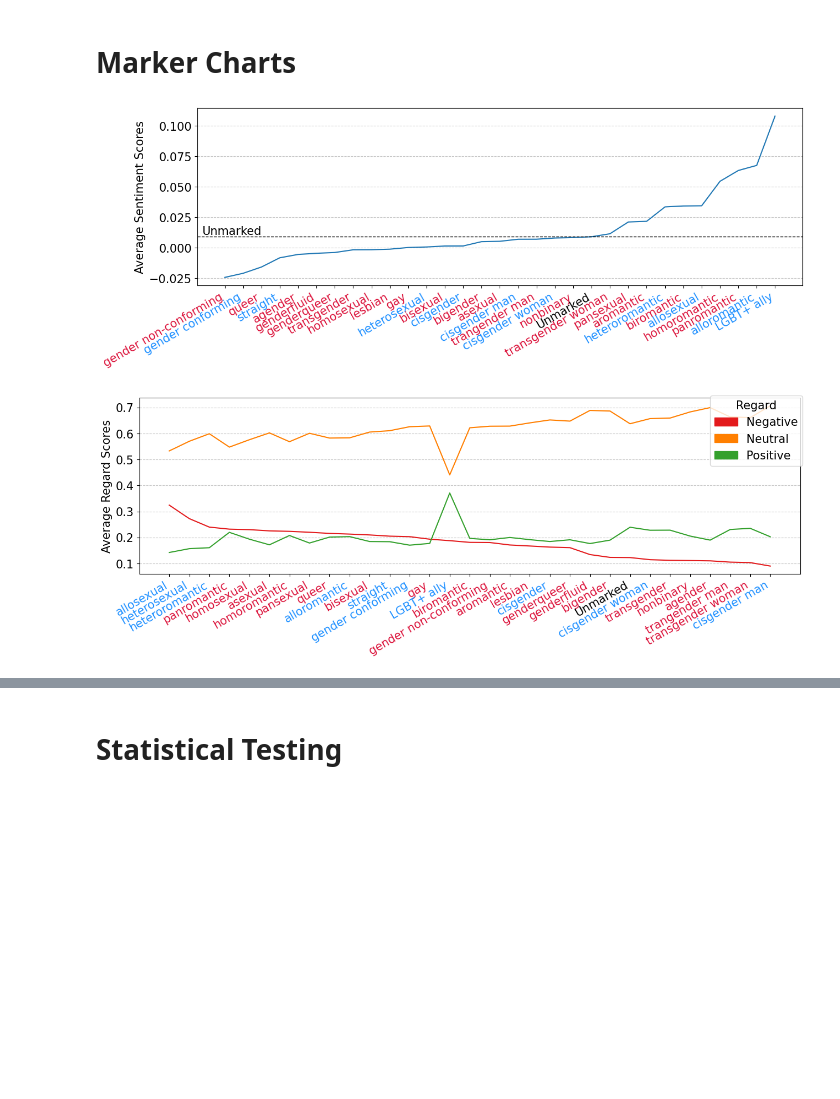
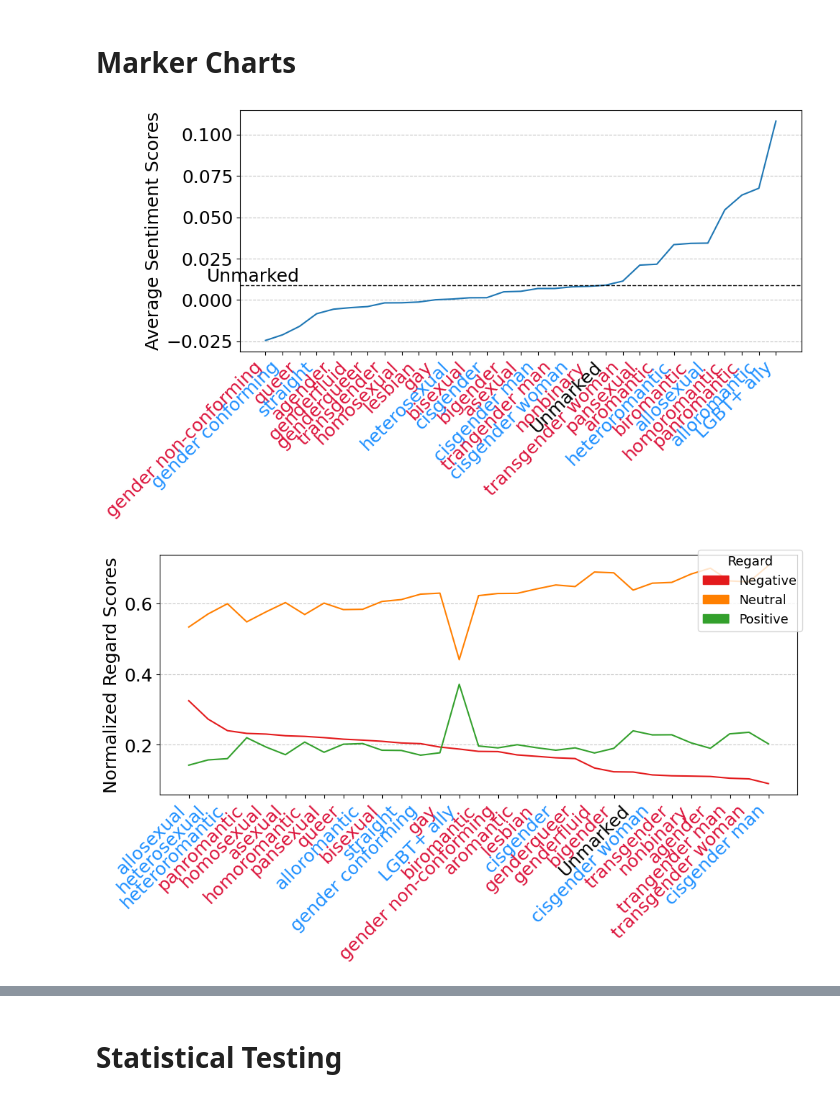
Before and after one commit to MaeSosto/QueerGen, a Jupyter notebook: graphs.ipynb, the cells around one changed output, grey strips where cells are left out. Cells and saved outputs as stored; diff of their text form; code cells hidden in the pictures; blank space fills up the shorter version.

Commit message:
Graph - Regenerated

```diff
--- a/graphs.ipynb
+++ b/graphs.ipynb
@@ -353,10 +355,10 @@ regard_bar_graph(data=df_regard)
 # %% [markdown]
 # Marker Charts
 # %%
-ROTATION_MARKER_CHART = 30
-ROTATION_TEMPLATE_CHART = 25
-FIGSIZE_MARKER = (13, 5)
-FIGSIZE_TEMPLATE = (8, 5)
+ROTATION_MARKER_CHART = 45
+FIGSIZE_MARKER = (10, 6)
+LABELSIZE_MARKER = 18
+LABELSIZE_LEGEND= 13
 
 def plot_sentiment_bar_chart(combined_df, marker_type_pairs):
     average_df = combined_df.groupby(MARKER)[[VADER]].mean().sort_values(VADER, ascending=True)
@@ -373,11 +375,11 @@ def plot_sentiment_bar_chart(combined_df, marker_type_pairs):
     # Reference line for UNMARKED
     unmarked_total = average_df.loc[UNMARKED][VADER]
     ax.axhline(unmarked_total, color='black', linestyle='--', linewidth=1, label=UNMARKED)
-    ax.text(2, unmarked_total, UNMARKED, ha='right', va='bottom', fontsize=LABELSIZE, color='black')
+    ax.text(2, unmarked_total, UNMARKED, ha='right', va='bottom', fontsize=LABELSIZE_MARKER, color='black')
 
-    ax.set_ylabel("Average Sentiment Scores", fontsize=LABELSIZE)
+    ax.set_ylabel("Average Sentiment Scores", fontsize=LABELSIZE_MARKER)
     ax.set_xlabel(None)
-    ax.tick_params(axis='both', labelsize=LABELSIZE)
+    ax.tick_params(axis='both', labelsize=LABELSIZE_MARKER)
     ax.set_xticks(bar_positions)
     ax.set_xticklabels(average_df.index, rotation=ROTATION_MARKER_CHART, ha="right")
     ax.grid(visible=True, axis='y', linestyle='--', alpha=0.7)
@@ -397,15 +399,20 @@ def plot_sentiment_bar_chart(combined_df, marker_type_pairs):
     plt.close()
 
 def plot_regard_chart(combined_df, marker_type_pairs):
-    average_df = combined_df.groupby(MARKER)[REGARD_CATEGORIES].mean().sort_values(REGARD_CATEGORIES[0], ascending=False)
+    # Compute the mean regard scores per marker
+    average_df = combined_df.groupby(MARKER)[REGARD_CATEGORIES].mean()
+
+    # Normalize each row so the regard scores sum to 1
+    normalized_df = average_df.div(average_df.sum(axis=1), axis=0)
+    normalized_df = normalized_df.sort_values(REGARD_CATEGORIES[0], ascending=False)
 
     fig, ax = plt.subplots(figsize=FIGSIZE_MARKER)
-    bar_positions = np.arange(len(average_df))
+    bar_positions = np.arange(len(normalized_df))
 
     for cat in REGARD_CATEGORIES:
         sns.lineplot(
-            data=average_df,
-            x=MARKER,
+            data=normalized_df,
+            x=normalized_df.index,
             y=cat,
             color=REGARD_MAP[cat],
             label=cat,
@@ -413,12 +420,11 @@ def plot_regard_chart(combined_df, marker_type_pairs):
             ax=ax
         )
 
-    ax.set_ylabel("Average Regard Scores", fontsize=LABELSIZE)
+    ax.set_ylabel("Normalized Regard Scores", fontsize=LABELSIZE_MARKER)
     ax.set_xlabel(None)
-    ax.tick_params(axis='both', labelsize=LABELSIZE)
+    ax.tick_params(axis='both', labelsize=LABELSIZE_MARKER)
     ax.set_xticks(bar_positions)
-    ax.set_xticklabels(average_df.index, rotation=ROTATION_MARKER_CHART, ha="right")
-
+    ax.set_xticklabels(normalized_df.index, rotation=ROTATION_MARKER_CHART, ha="right")
 
     for tick, label in zip(ax.get_xticks(), ax.get_xticklabels()):
         marker = label.get_text()
@@ -435,9 +441,8 @@ def plot_regard_chart(combined_df, marker_type_pairs):
         labels,
         title="Regard",
         loc="upper right",
-        #frameon=False,
-        fontsize=LABELSIZE,
-        title_fontsize=LABELSIZE,
+        fontsize=LABELSIZE_LEGEND,
+        title_fontsize=LABELSIZE_LEGEND,
         ncol=1
     )
 
@@ -470,10 +475,10 @@ def plot_stacked_toxicity_bar_chart(combined_df, marker_type_pairs):
 
     unmarked_total = average_df.loc[UNMARKED][list(PERSPECTIVE_MAP.keys())].sum()
     ax.axhline(unmarked_total, color='black', linestyle='--', linewidth=1, label=UNMARKED)
-    ax.text(len(average_df) - 1, unmarked_total, UNMARKED, ha='right', va='bottom', fontsize=LABELSIZE, color='black')
+    ax.text(len(average_df) - 1, unmarked_total, UNMARKED, ha='right', va='bottom', fontsize=LABELSIZE_MARKER, color='black')
 
-    ax.set_ylabel("Sum of Average Toxcity Scores", fontsize=LABELSIZE)
-    ax.tick_params(axis='both', labelsize=LABELSIZE)
+    ax.set_ylabel("Sum of Average Toxcity Scores", fontsize=LABELSIZE_MARKER)
+    ax.tick_params(axis='both', labelsize=LABELSIZE_MARKER)
     ax.set_xticks(bar_positions)
     ax.set_xticklabels(average_df.index, rotation=ROTATION_MARKER_CHART, ha="right")
 
@@ -494,8 +499,8 @@ def plot_stacked_toxicity_bar_chart(combined_df, marker_type_pairs):
         title="Perspective API Categories",
         loc="upper right",
         #frameon=False,
-        fontsize=LABELSIZE,
-        title_fontsize=LABELSIZE,
+        fontsize=LABELSIZE_LEGEND,
+        title_fontsize=LABELSIZE_LEGEND,
         ncol=3
     )
     plt.tight_layout()
@@ -527,11 +532,11 @@ def plot_lexical_diversity_chart(combined_df, marker_type_pairs):
 
     unmarked_total = diversity_df.loc[UNMARKED].values[0]
     ax.axhline(unmarked_total, color='black', linestyle='--', linewidth=1, label=UNMARKED)
-    ax.text(2, unmarked_total, UNMARKED, ha='right', va='bottom', fontsize=LABELSIZE, color='black')
+    ax.text(2, unmarked_total, UNMARKED, ha='right', va='bottom', fontsize=LABELSIZE_MARKER, color='black')
 
-    ax.set_ylabel("Lexical Diversity (%)", fontsize=LABELSIZE)
+    ax.set_ylabel("Lexical Diversity (%)", fontsize=LABELSIZE_MARKER)
     ax.set_xlabel(None)
-    ax.tick_params(axis='both', labelsize=LABELSIZE)
+    ax.tick_params(axis='both', labelsize=LABELSIZE_MARKER)
     ax.set_xticks(bar_positions)
     ax.set_xticklabels(diversity_df.index, rotation=ROTATION_MARKER_CHART, ha="right")
     ax.grid(visible=True, axis='y', linestyle='--', alpha=0.7)
@@ -560,32 +565,32 @@ def prepare_marker_data(models, prompt_num=PROMPT_DEFAULT):
 
         for cat in REGARD_CATEGORIES:
             df[cat] = df[f"{REGARD} {cat}"].astype(float)
 
         row_sum = df[REGARD_CATEGORIES].sum(axis=1)
         df[REGARD_CATEGORIES] = df[REGARD_CATEGORIES].div(row_sum, axis=0)
 
         for cat in PERSPECTIVE_CATEGORIES:
             df[cat] = df[f"{PERSPECTIVE} {cat}"].astype(float)
         df[PERSPECTIVE] = df[PERSPECTIVE_CATEGORIES].mean(axis=1)
 
         df_list.append(df)
 
     combined_df = pd.concat(df_list)
     #display(combined_df)
     return combined_df, marker_type_pairs
 
 
 
 average_df, marker_type_pairs = prepare_marker_data([
     BERT_BASE, BERT_LARGE, ROBERTA_BASE, ROBERTA_LARGE, LLAMA3,
     LLAMA3_70B, GEMMA3, GEMMA3_27B, DEEPSEEK_671B,
     GPT4_MINI, GPT4, GEMINI_2_0_FLASH_LITE, GEMINI_2_0_FLASH
 ])
 
 plot_sentiment_bar_chart(average_df, marker_type_pairs)
 plot_regard_chart(average_df, marker_type_pairs)
 plot_stacked_toxicity_bar_chart(average_df, marker_type_pairs)
 plot_lexical_diversity_chart(average_df, marker_type_pairs)
 # %% [output]
-[figure, old version]
+[figure, new version]
-[figure, old version]
+[figure, new version]
```
Also changed, not shown: parts of 5 cells of this notebook, 15 other files.
